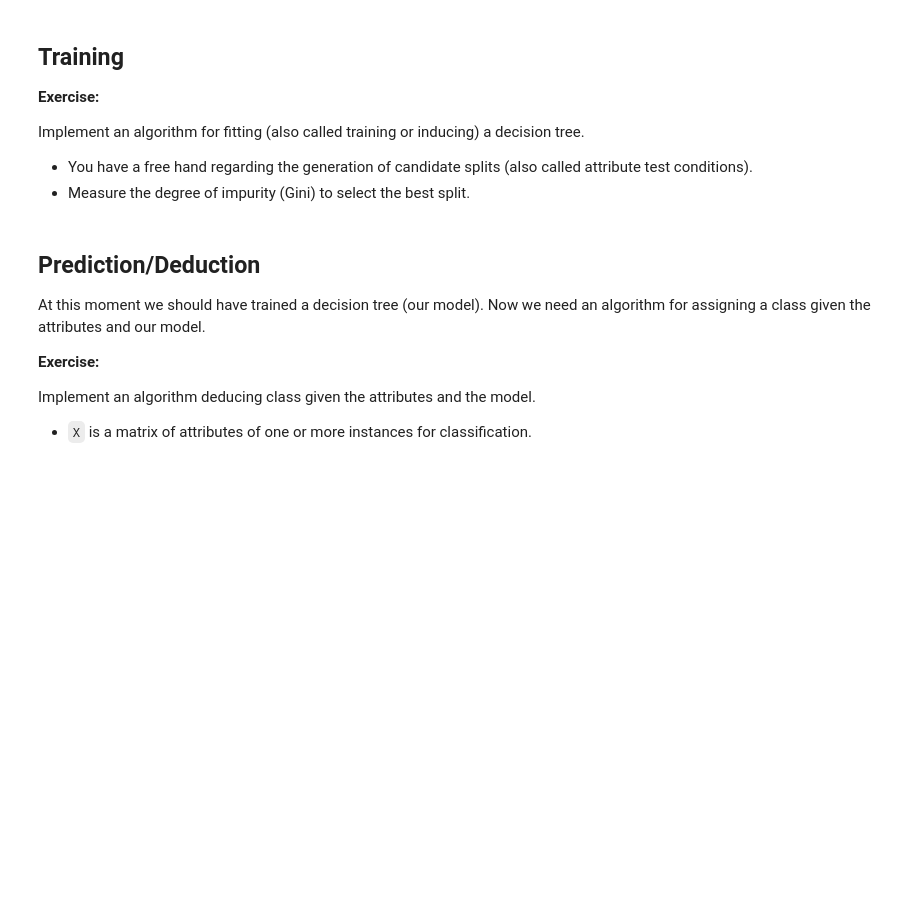
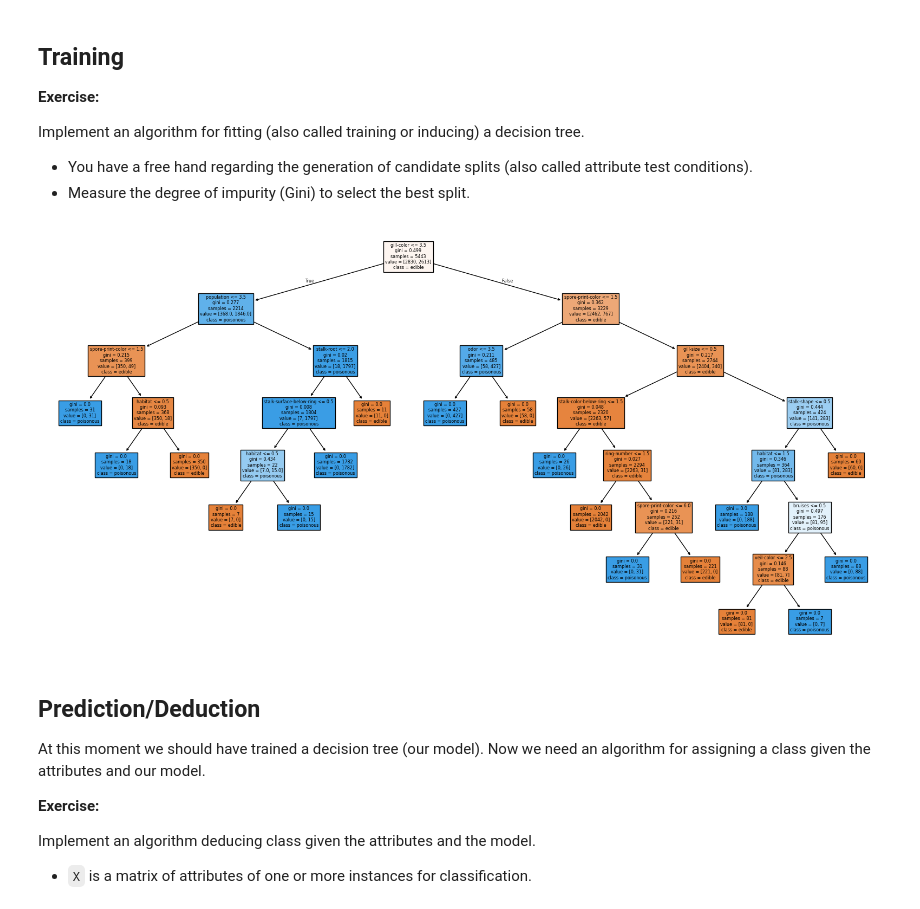
Before and after one commit to JorgenWP/TDT4300-assignment-4, a Jupyter notebook: decision_tree_classifier.ipynb, the cells around one changed output. Saved outputs shown, nothing was run; the diff lists cells and outputs as text; code cells hidden in the pictures; blank space fills up the shorter version.

Commit message:
Removed unused functions and added visualization

```diff
--- a/decision_tree_classifier.ipynb
+++ b/decision_tree_classifier.ipynb
@@ -295,6 +286,21 @@ def fit(X, y):
     return classifier
 # %%
 model = fit(X_train, y_train)
+# %%
+from sklearn import tree
+import matplotlib.pyplot as plt
+
+def visualize_tree(model, feature_names=None, class_names=None):
+    plt.figure(figsize=(20, 10))
+    tree.plot_tree(model, feature_names=feature_names, class_names=class_names, filled=True)
+    plt.show()
+
+# Visualize the decision tree
+feature_names = X_df.columns
+class_names = ['edible', 'poisonous']
+visualize_tree(model, feature_names, class_names)
+# %% [output]
+[figure, added]
 # %% [markdown]
 ## Prediction/Deduction
 
```
Also changed, not shown: parts of 1 cell of this notebook.
